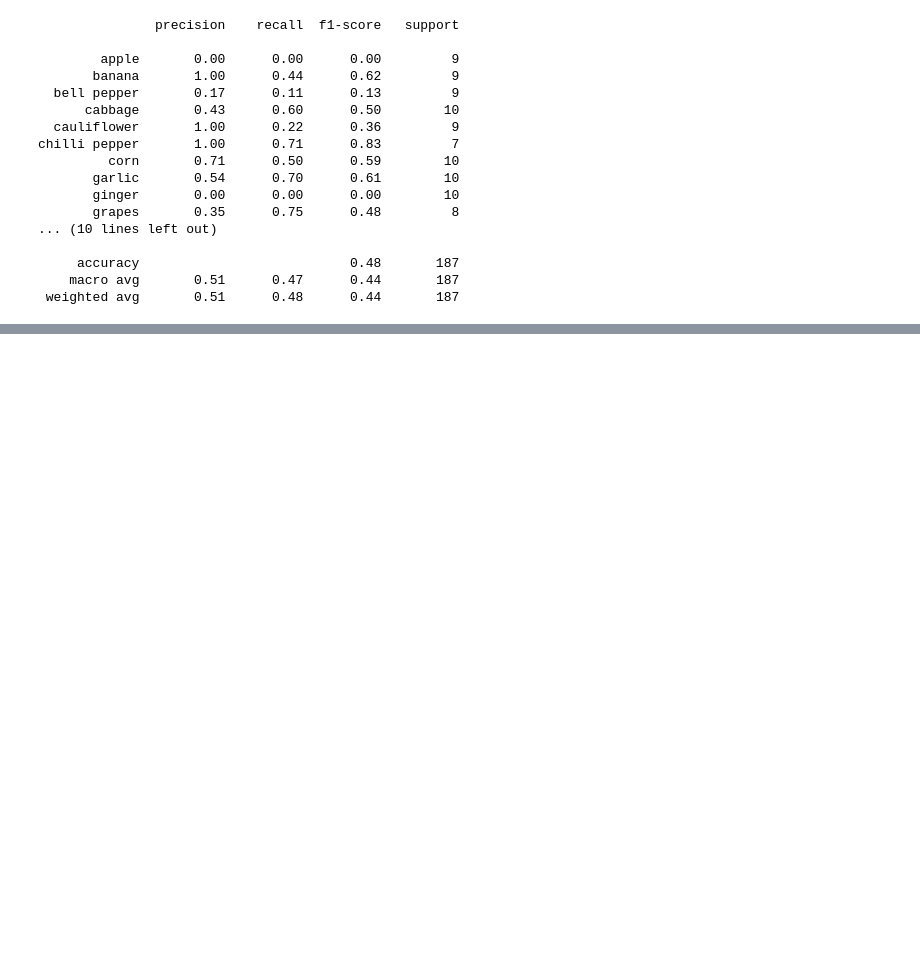
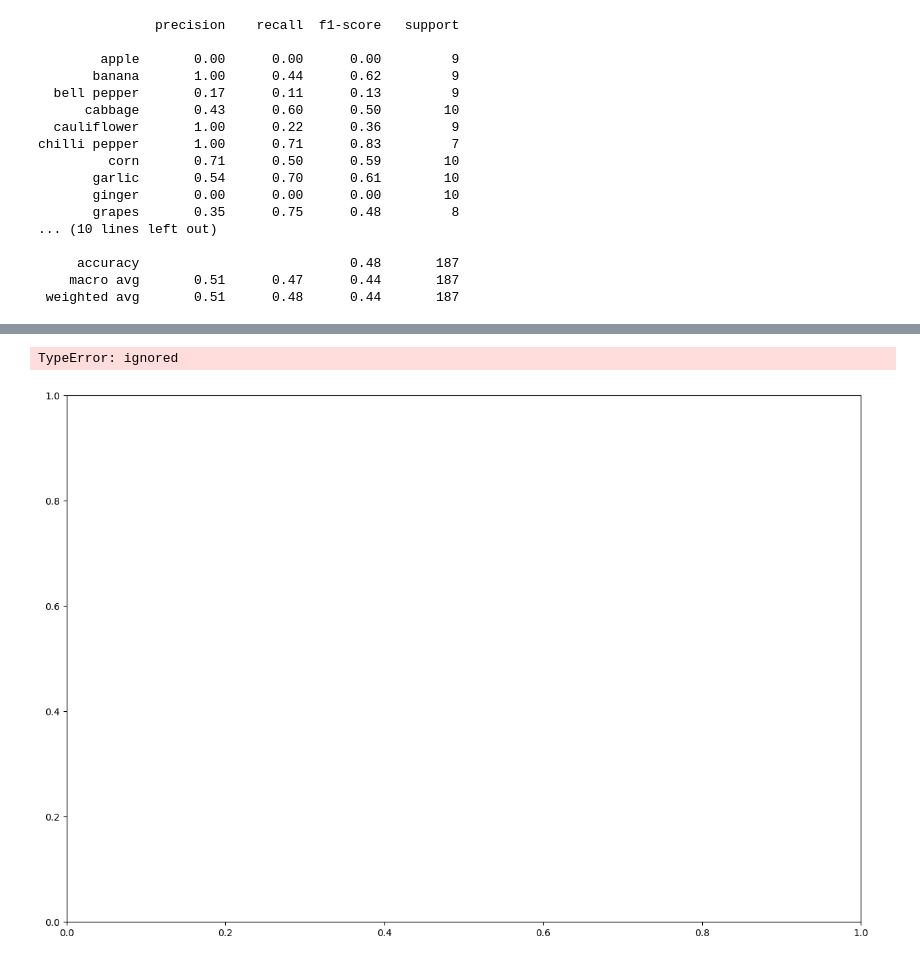
Before and after one commit to vrvenkatesh/w281-summer-2023-project-computer-vision, a Jupyter notebook: logistic_regression.ipynb, the cells around one changed output, grey strips where cells are left out. Cells and saved outputs as stored; diff of their text form; code cells hidden in the pictures; blank space fills up the shorter version.

```diff
--- a/logistic_regression.ipynb
+++ b/logistic_regression.ipynb
@@ -300,0 +289,8 @@ array([[ 0,  0,  2,  3,  0,  0,  0,  0,  0,  2,  0,  0,  0,  0,  1,  0,
+# %%
+fig, ax = plt.subplots(figsize=(15,10))
+
+conf_matrix = confusion_matrix(test_hog['label'], y_pred, labels=hog_model.classes_)
+ConfusionMatrixDisplay(confusion_matrix=conf_matrix, display_labels=hog_model.classes_).plot()
+# %% [output]
+TypeError: ignored
+[figure, added]
```
Also changed, not shown: parts of 8 cells of this notebook.
